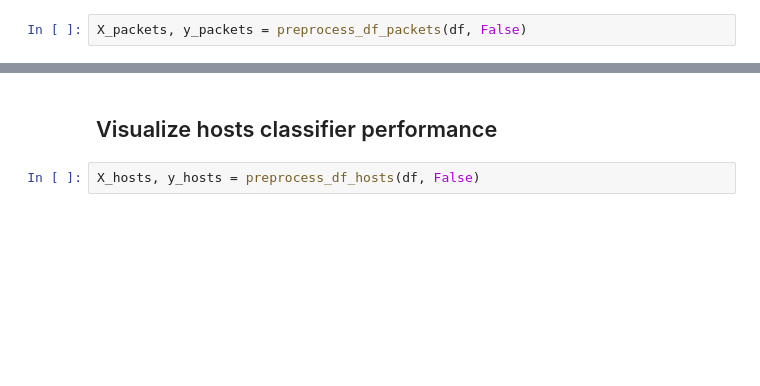
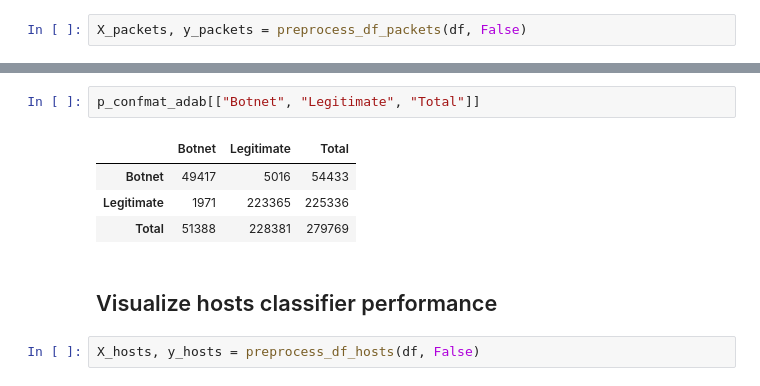
Before and after one commit to Lingygao/cyberdata, a Jupyter notebook: Lab 3/5. Flow Classification/5.3. Flow Classification Visualization.ipynb, the cells around one changed output, grey strips where cells are left out. Drawn from its saved outputs; the diff is of its cells as text; blank space fills up the shorter version.

```diff
--- a/Lab 3/5. Flow Classification/5.3. Flow Classification Visualization.ipynb
+++ b/Lab 3/5. Flow Classification/5.3. Flow Classification Visualization.ipynb
@@ -65,3 +111,10 @@ p_confmat[["Botnet", "Legitimate", "Total"]]
+# %%
+p_confmat_adab[["Botnet", "Legitimate", "Total"]]
+# %% [output]
+|  | Botnet | Legitimate | Total |
+| Botnet | 49417 | 5016 | 54433 |
+| Legitimate | 1971 | 223365 | 225336 |
+| Total | 51388 | 228381 | 279769 |
 # %% [markdown]
 ## Visualize hosts classifier performance
 # %%
```
Also changed, not shown: parts of 17 cells of this notebook, 15 other files.
